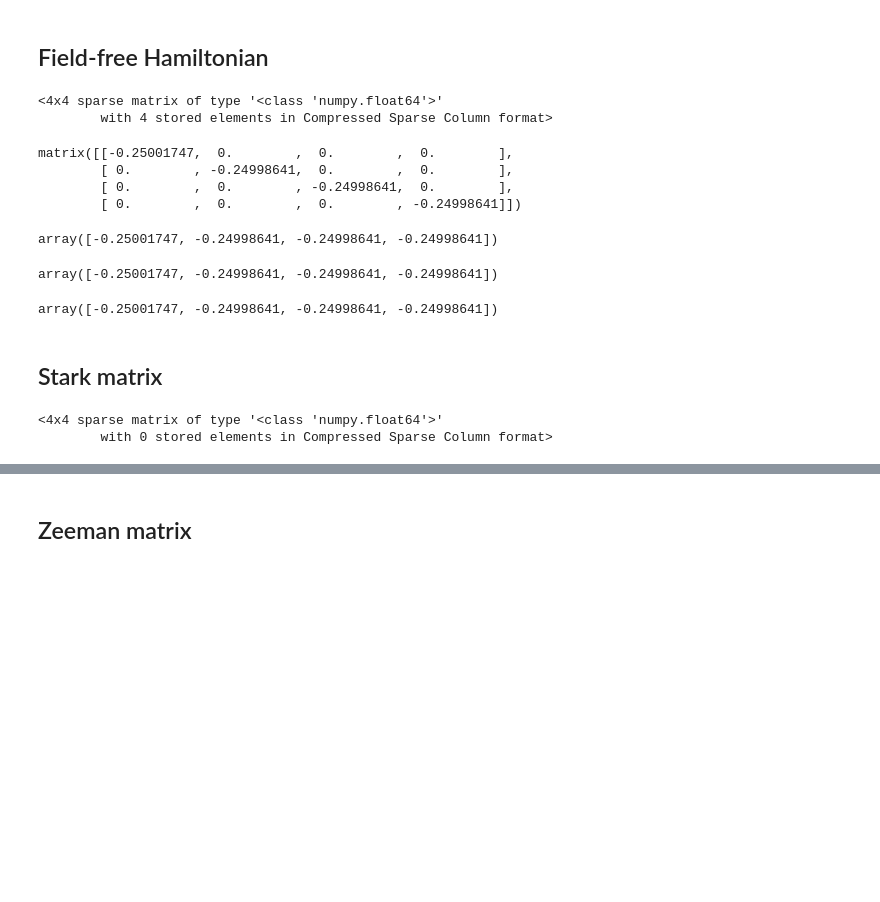
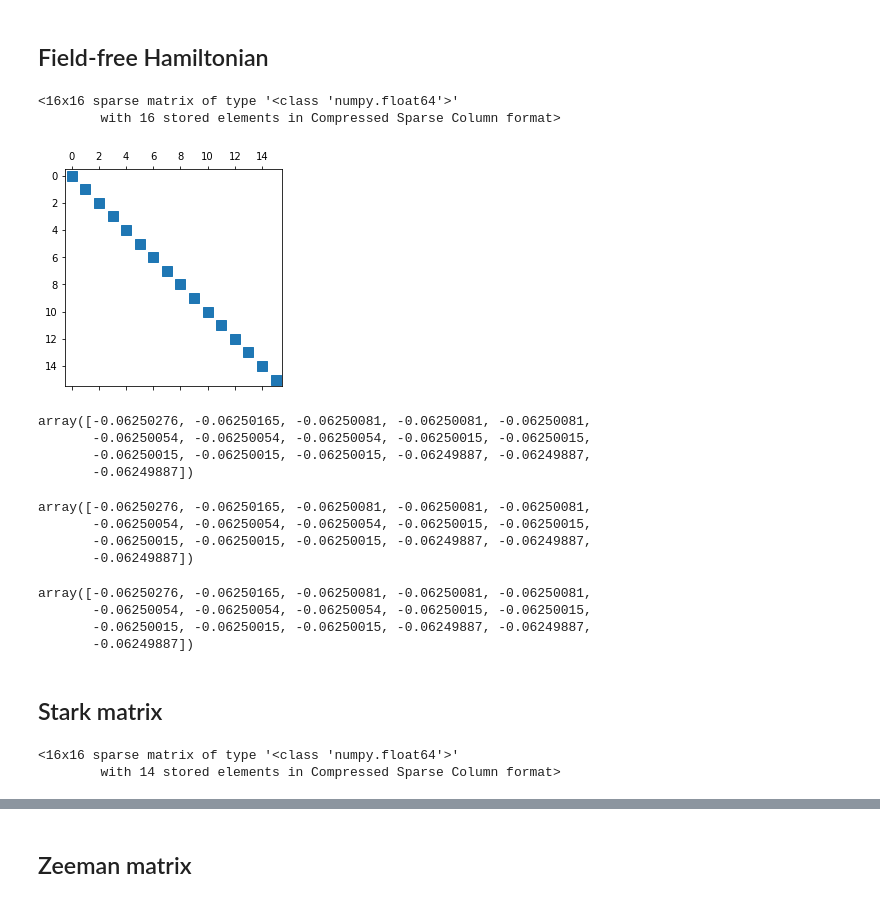
Before and after one commit to ad3ller/pypositronium, a Jupyter notebook: notebooks/Matrices.ipynb, the cells around one changed output, grey strips where cells are left out. Cells and saved outputs as stored; diff of their text form; code cells hidden in the pictures; blank space fills up the shorter version.

```diff
--- a/notebooks/Matrices.ipynb
+++ b/notebooks/Matrices.ipynb
@@ -4,38 +6,44 @@ from pyps.constants import e, a0, En_h, mu_B
 # %%
-H = Hamiltonian(Basis(n_values=[1]), sparse_format="csc")
+H = Hamiltonian(Basis(n_values=[2]), sparse_format="csc")
 # %% [markdown]
 ## Field-free Hamiltonian
 # %%
 H.e0()
 # %% [output]
-<4x4 sparse matrix of type '<class 'numpy.float64'>'
-        with 4 stored elements in Compressed Sparse Column format>
+<16x16 sparse matrix of type '<class 'numpy.float64'>'
+        with 16 stored elements in Compressed Sparse Column format>
-# %%
-H.e0().todense()
-# %% [output]
-matrix([[-0.25001747,  0.        ,  0.        ,  0.        ],
-        [ 0.        , -0.24998641,  0.        ,  0.        ],
-        [ 0.        ,  0.        , -0.24998641,  0.        ],
-        [ 0.        ,  0.        ,  0.        , -0.24998641]])
+# %%
+plt.spy(H.e0());
+# %% [output]
+[figure, added]
 # %%
 # diagonal elements
 H.e0().diagonal()
 # %% [output]
-array([-0.25001747, -0.24998641, -0.24998641, -0.24998641])
+array([-0.06250276, -0.06250165, -0.06250081, -0.06250081, -0.06250081,
+       -0.06250054, -0.06250054, -0.06250054, -0.06250015, -0.06250015,
+       -0.06250015, -0.06250015, -0.06250015, -0.06249887, -0.06249887,
+       -0.06249887])
 # %%
 # i.e.
 H.eigenenergies(units='atomic_units')
 # %% [output]
-array([-0.25001747, -0.24998641, -0.24998641, -0.24998641])
+array([-0.06250276, -0.06250165, -0.06250081, -0.06250081, -0.06250081,
+       -0.06250054, -0.06250054, -0.06250054, -0.06250015, -0.06250015,
+       -0.06250015, -0.06250015, -0.06250015, -0.06249887, -0.06249887,
+       -0.06249887])
 # %%
 # alt.
 eigenenergies(H.e0())
 # %% [output]
-array([-0.25001747, -0.24998641, -0.24998641, -0.24998641])
+array([-0.06250276, -0.06250165, -0.06250081, -0.06250081, -0.06250081,
+       -0.06250054, -0.06250054, -0.06250054, -0.06250015, -0.06250015,
+       -0.06250015, -0.06250015, -0.06250015, -0.06249887, -0.06249887,
+       -0.06249887])
 # %% [markdown]
 ## Stark matrix
 # %%
 H.stark(Fz=500.1)
 # %% [output]
-<4x4 sparse matrix of type '<class 'numpy.float64'>'
-        with 0 stored elements in Compressed Sparse Column format>
+<16x16 sparse matrix of type '<class 'numpy.float64'>'
+        with 14 stored elements in Compressed Sparse Column format>
```
Also changed, not shown: parts of 13 cells of this notebook, 12 other files.
